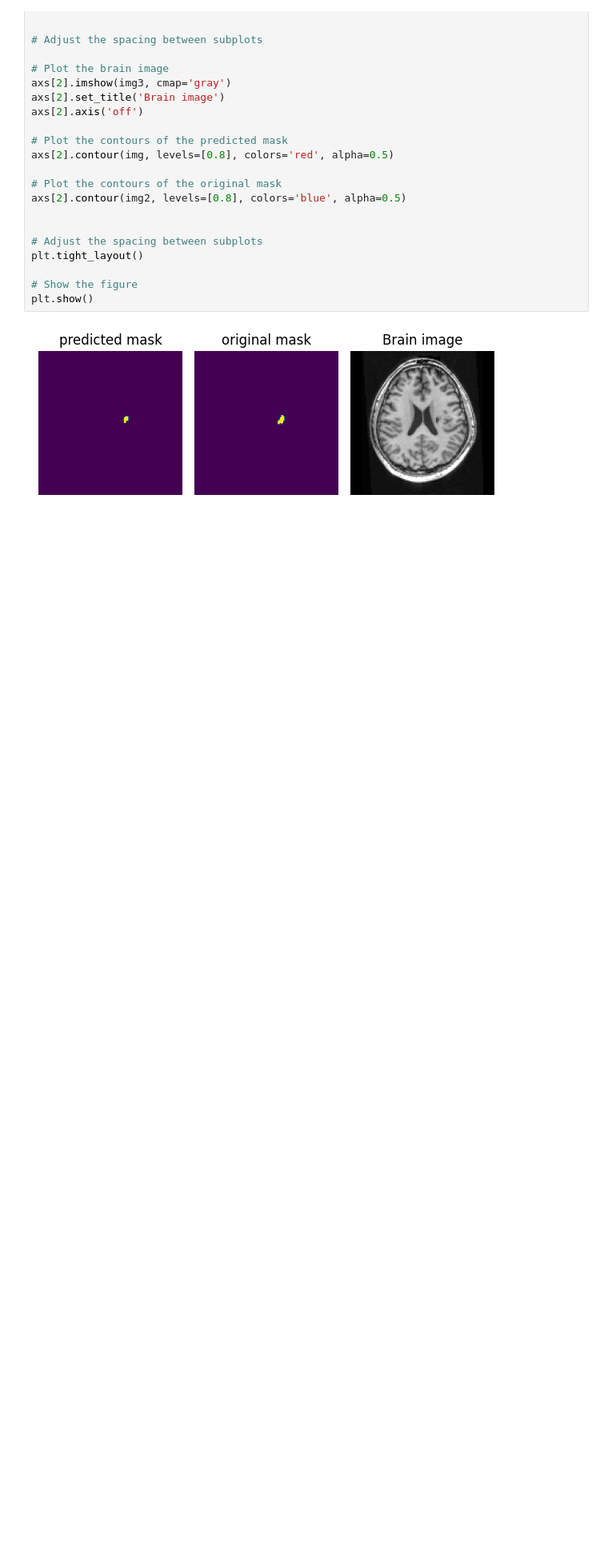
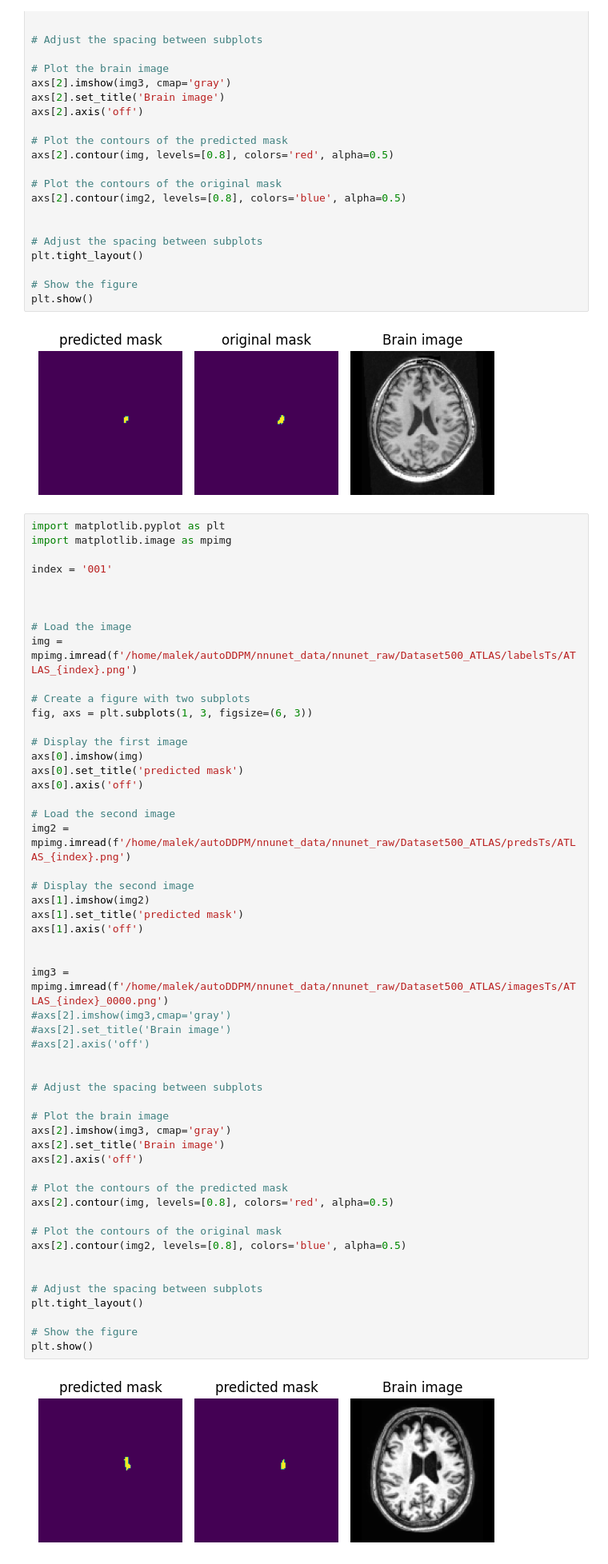
Before and after one commit to Malekba98/autoDDPM, a Jupyter notebook: core/fuckround.ipynb, the cells around one changed output. Shown at 80% size. Drawn from its saved outputs; the diff is of its cells as text; blank space fills up the shorter version.

Commit message:
add loggign nnunet test predictions next to gt segmentations

```diff
--- a/core/fuckround.ipynb
+++ b/core/fuckround.ipynb
@@ -52,3 +52,58 @@ plt.tight_layout()
 plt.show()
 # %% [output]
 [figure]
+# %%
+import matplotlib.pyplot as plt
+import matplotlib.image as mpimg
+
+index = '001'
+
+
+
+# Load the image
+img = mpimg.imread(f'/home/malek/autoDDPM/nnunet_data/nnunet_raw/Dataset500_ATLAS/labelsTs/ATLAS_{index}.png')
+
+# Create a figure with two subplots
+fig, axs = plt.subplots(1, 3, figsize=(6, 3))
+
+# Display the first image
+axs[0].imshow(img)
+axs[0].set_title('predicted mask')
+axs[0].axis('off')
+
+# Load the second image
+img2 = mpimg.imread(f'/home/malek/autoDDPM/nnunet_data/nnunet_raw/Dataset500_ATLAS/predsTs/ATLAS_{index}.png')
+
+# Display the second image
+axs[1].imshow(img2)
+axs[1].set_title('predicted mask')
+axs[1].axis('off')
+
+
+img3 = mpimg.imread(f'/home/malek/autoDDPM/nnunet_data/nnunet_raw/Dataset500_ATLAS/imagesTs/ATLAS_{index}_0000.png')
+#axs[2].imshow(img3,cmap='gray')
+#axs[2].set_title('Brain image')
+#axs[2].axis('off')
+
+
+# Adjust the spacing between subplots
+
+# Plot the brain image
+axs[2].imshow(img3, cmap='gray')
+axs[2].set_title('Brain image')
+axs[2].axis('off')
+
+# Plot the contours of the predicted mask
+axs[2].contour(img, levels=[0.8], colors='red', alpha=0.5)
+
+# Plot the contours of the original mask
+axs[2].contour(img2, levels=[0.8], colors='blue', alpha=0.5)
+
+
+# Adjust the spacing between subplots
+plt.tight_layout()
+
+# Show the figure
+plt.show()
+# %% [output]
+[figure, added]
```
Also changed, not shown: 1 other file.
